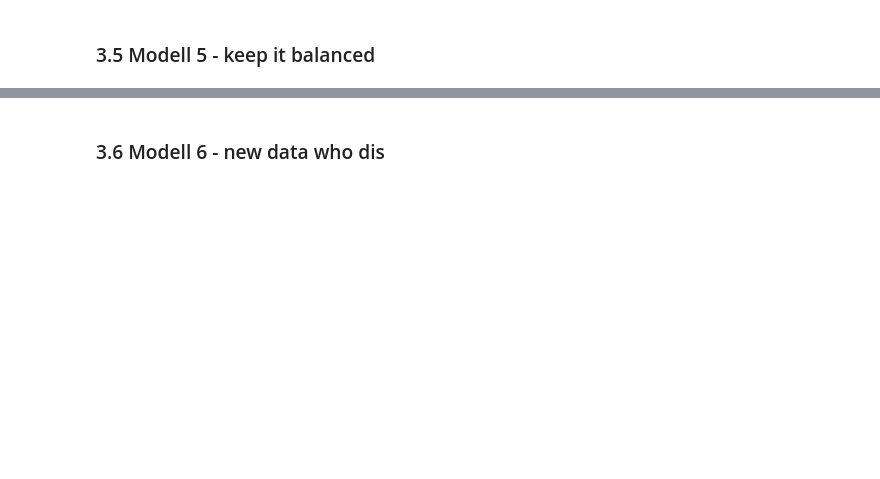
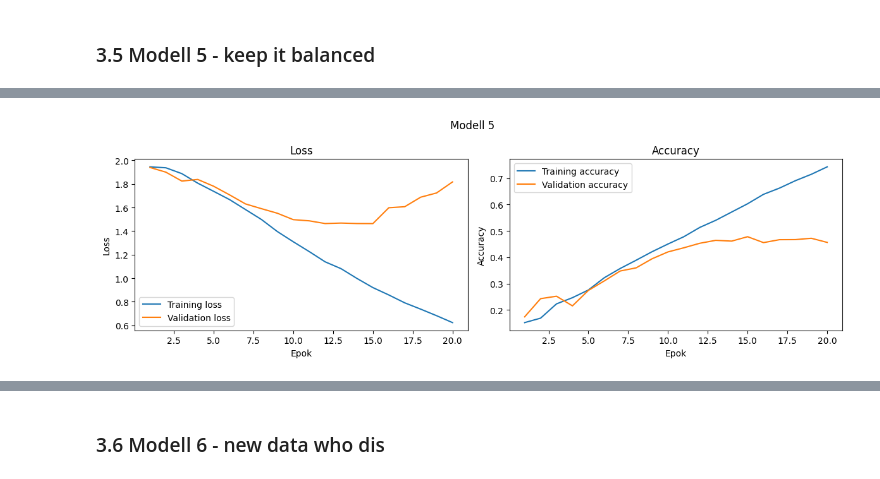
Before and after one commit to josefinoleryd/facial-expression-cnn, a Jupyter notebook: model-experiments-and-report.ipynb, the cells around one changed output, grey strips where cells are left out. Cells and saved outputs as stored; diff of their text form; code cells hidden in the pictures; blank space fills up the shorter version.

```diff
--- a/model-experiments-and-report.ipynb
+++ b/model-experiments-and-report.ipynb
@@ -1669,0 +1758,19 @@ plot_history(history_4_4, title="Modell 4.4")
+# %%
+print("Startar träning av Modell 5 (Modell 4.4 men med class_weights = balanced)")
+start_time_5 = time.time()
+
+# Tränar modellen och sparar träningsresultatet i en history-variabel
+history_5 = model_5.fit(
+    X_train_m2_scaled,
+    y_train_m2,
+    validation_data=(X_val_m2_scaled, y_val_m2),
+    epochs=45,
+    batch_size=32,
+    class_weight=class_weights_dict,
+    callbacks=[early_stopping_m5]
+)
+
+training_time_5 = time.time() - start_time_5
+m5_mins, m5_secs = divmod(training_time_5, 60)
+print(f"\nTräning avbruten/klar via Early Stopping")
+print(f"Total träningstid: {int(m5_mins)}m {int(m5_secs)}s")
@@ -1669,0 +1795,4 @@ plot_history(history_4_4, title="Modell 4.4")
+# %%
+plot_history(history_5, title="Modell 5")
+# %% [output]
+[figure, added]
```
Also changed, not shown: parts of 10 cells of this notebook.
